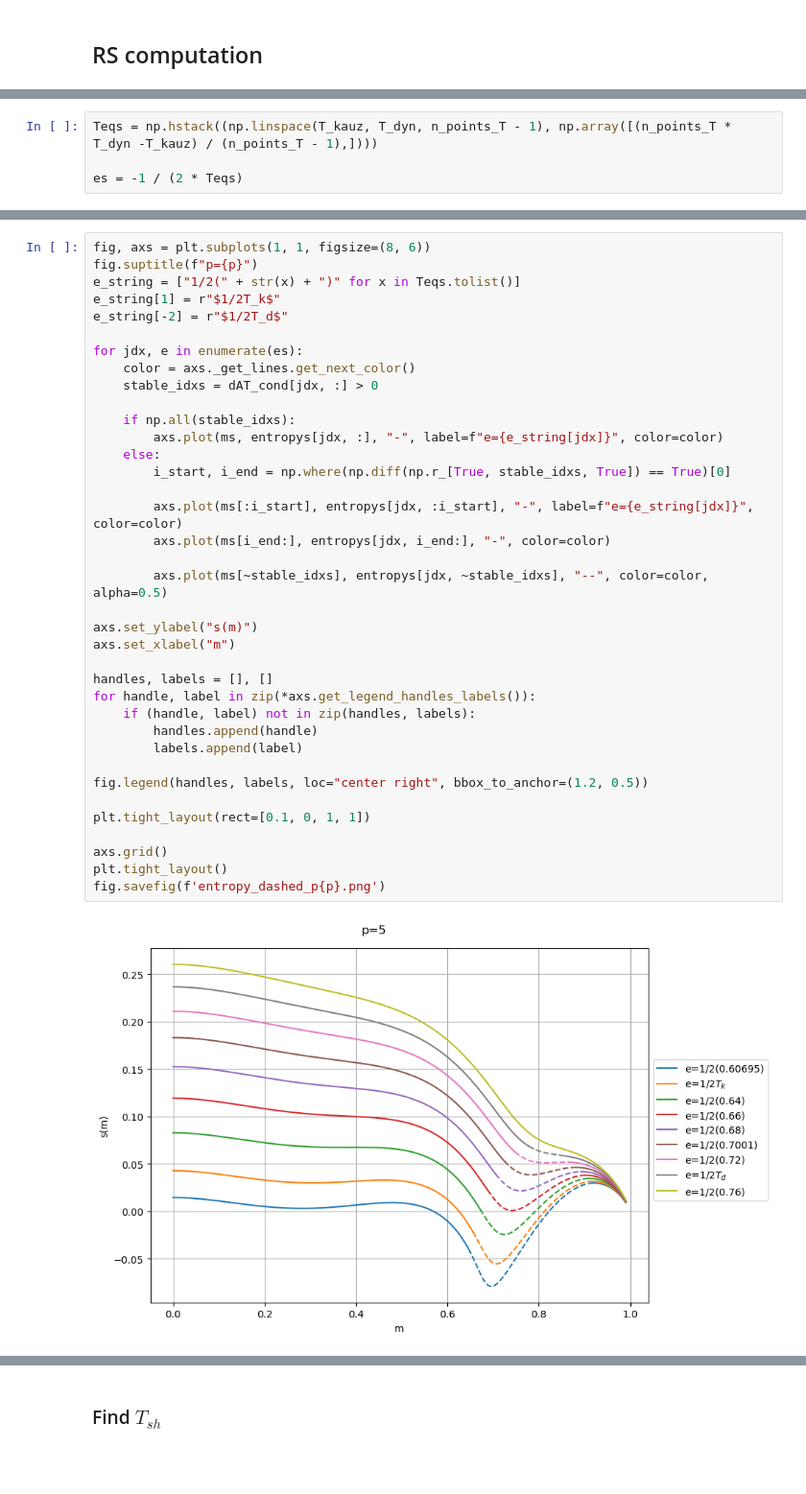
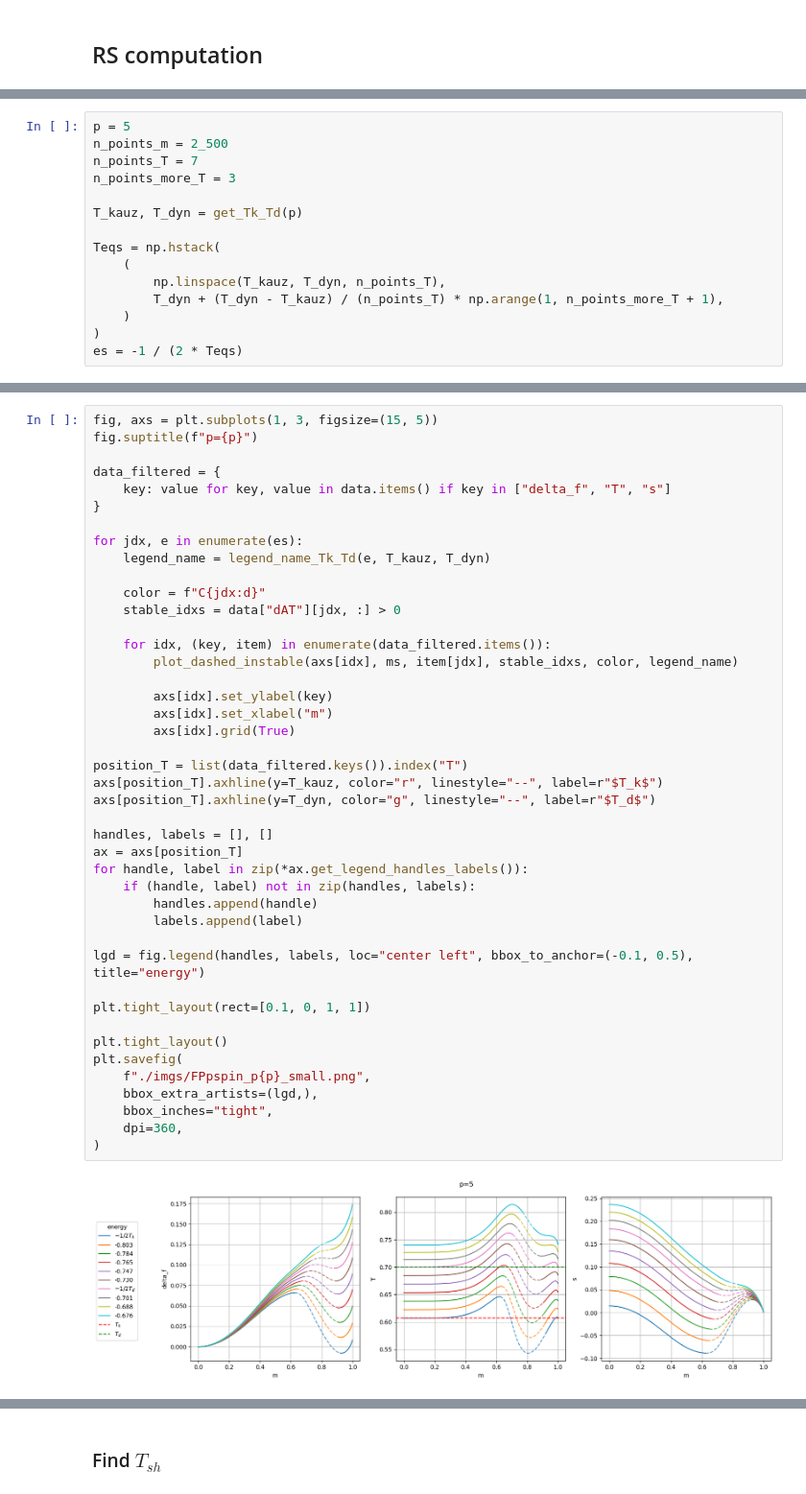
Before and after one commit to mvilucchio/fixed-energy-slice, a Jupyter notebook: RSpspin.ipynb, the cells around one changed output, grey strips where cells are left out. Shown at 96% size. Cells and saved outputs as stored; diff of their text form; blank space fills up the shorter version.

```diff
--- a/RSpspin.ipynb
+++ b/RSpspin.ipynb
@@ -19,5 +18,16 @@ T_kauz, T_dyn = 0.60695, 0.7001
 # %%
-Teqs = np.hstack((np.linspace(T_kauz, T_dyn, n_points_T - 1), np.array([(n_points_T * T_dyn -T_kauz) / (n_points_T - 1),])))
+p = 5
+n_points_m = 2_500
+n_points_T = 7
+n_points_more_T = 3
 
+T_kauz, T_dyn = get_Tk_Td(p)
+
+Teqs = np.hstack(
+    (
+        np.linspace(T_kauz, T_dyn, n_points_T),
+        T_dyn + (T_dyn - T_kauz) / (n_points_T) * np.arange(1, n_points_more_T + 1),
+    )
+)
 es = -1 / (2 * Teqs)
 # %%
@@ -84,39 +111,45 @@ fig.savefig(f'FPpspin_p{p}.png')
 # %%
-fig, axs = plt.subplots(1, 1, figsize=(8, 6))
+fig, axs = plt.subplots(1, 3, figsize=(15, 5))
 fig.suptitle(f"p={p}")
-e_string = ["1/2(" + str(x) + ")" for x in Teqs.tolist()]
-e_string[1] = r"$1/2T_k$"
-e_string[-2] = r"$1/2T_d$"
+
+data_filtered = {
+    key: value for key, value in data.items() if key in ["delta_f", "T", "s"]
+}
 
 for jdx, e in enumerate(es):
-    color = axs._get_lines.get_next_color()
-    stable_idxs = dAT_cond[jdx, :] > 0
+    legend_name = legend_name_Tk_Td(e, T_kauz, T_dyn)
 
-    if np.all(stable_idxs):
-        axs.plot(ms, entropys[jdx, :], "-", label=f"e={e_string[jdx]}", color=color)
-    else:
-        i_start, i_end = np.where(np.diff(np.r_[True, stable_idxs, True]) == True)[0]
+    color = f"C{jdx:d}"
+    stable_idxs = data["dAT"][jdx, :] > 0
 
-        axs.plot(ms[:i_start], entropys[jdx, :i_start], "-", label=f"e={e_string[jdx]}", color=color)
-        axs.plot(ms[i_end:], entropys[jdx, i_end:], "-", color=color)
+    for idx, (key, item) in enumerate(data_filtered.items()):
+        plot_dashed_instable(axs[idx], ms, item[jdx], stable_idxs, color, legend_name)
 
-        axs.plot(ms[~stable_idxs], entropys[jdx, ~stable_idxs], "--", color=color, alpha=0.5)
+        axs[idx].set_ylabel(key)
+        axs[idx].set_xlabel("m")
+        axs[idx].grid(True)
 
-axs.set_ylabel("s(m)")
-axs.set_xlabel("m")
+position_T = list(data_filtered.keys()).index("T")
+axs[position_T].axhline(y=T_kauz, color="r", linestyle="--", label=r"$T_k$")
+axs[position_T].axhline(y=T_dyn, color="g", linestyle="--", label=r"$T_d$")
 
 handles, labels = [], []
-for handle, label in zip(*axs.get_legend_handles_labels()):
+ax = axs[position_T]
+for handle, label in zip(*ax.get_legend_handles_labels()):
     if (handle, label) not in zip(handles, labels):
         handles.append(handle)
         labels.append(label)
 
-fig.legend(handles, labels, loc="center right", bbox_to_anchor=(1.2, 0.5))
+lgd = fig.legend(handles, labels, loc="center left", bbox_to_anchor=(-0.1, 0.5), title="energy")
 
 plt.tight_layout(rect=[0.1, 0, 1, 1])
 
-axs.grid()
 plt.tight_layout()
-fig.savefig(f'entropy_dashed_p{p}.png')
+plt.savefig(
+    f"./imgs/FPpspin_p{p}_small.png",
+    bbox_extra_artists=(lgd,),
+    bbox_inches="tight",
+    dpi=360,
+)
 # %% [output]
-[figure, old version]
+[figure, new version]
```
Also changed, not shown: parts of 41 cells of this notebook.
